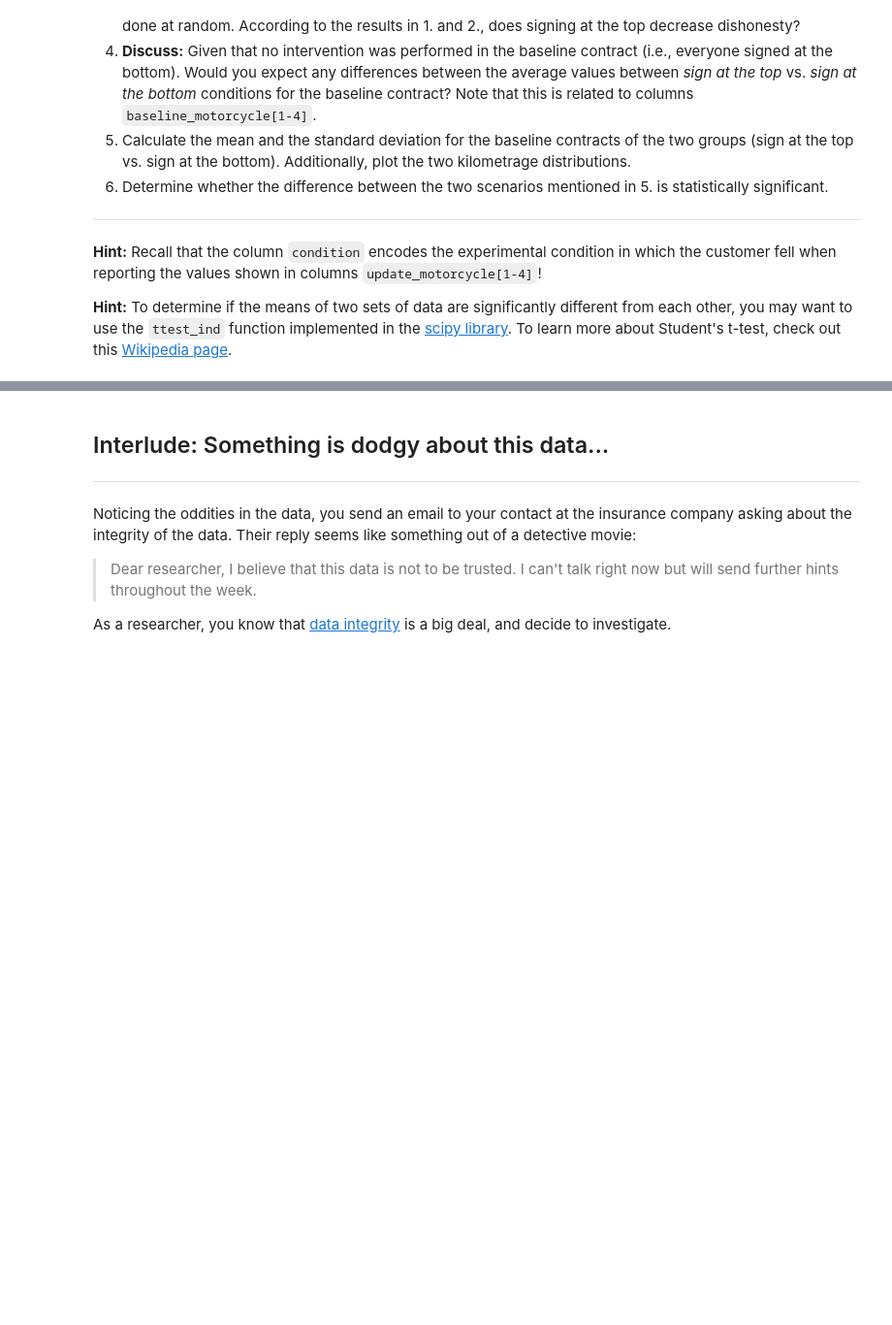
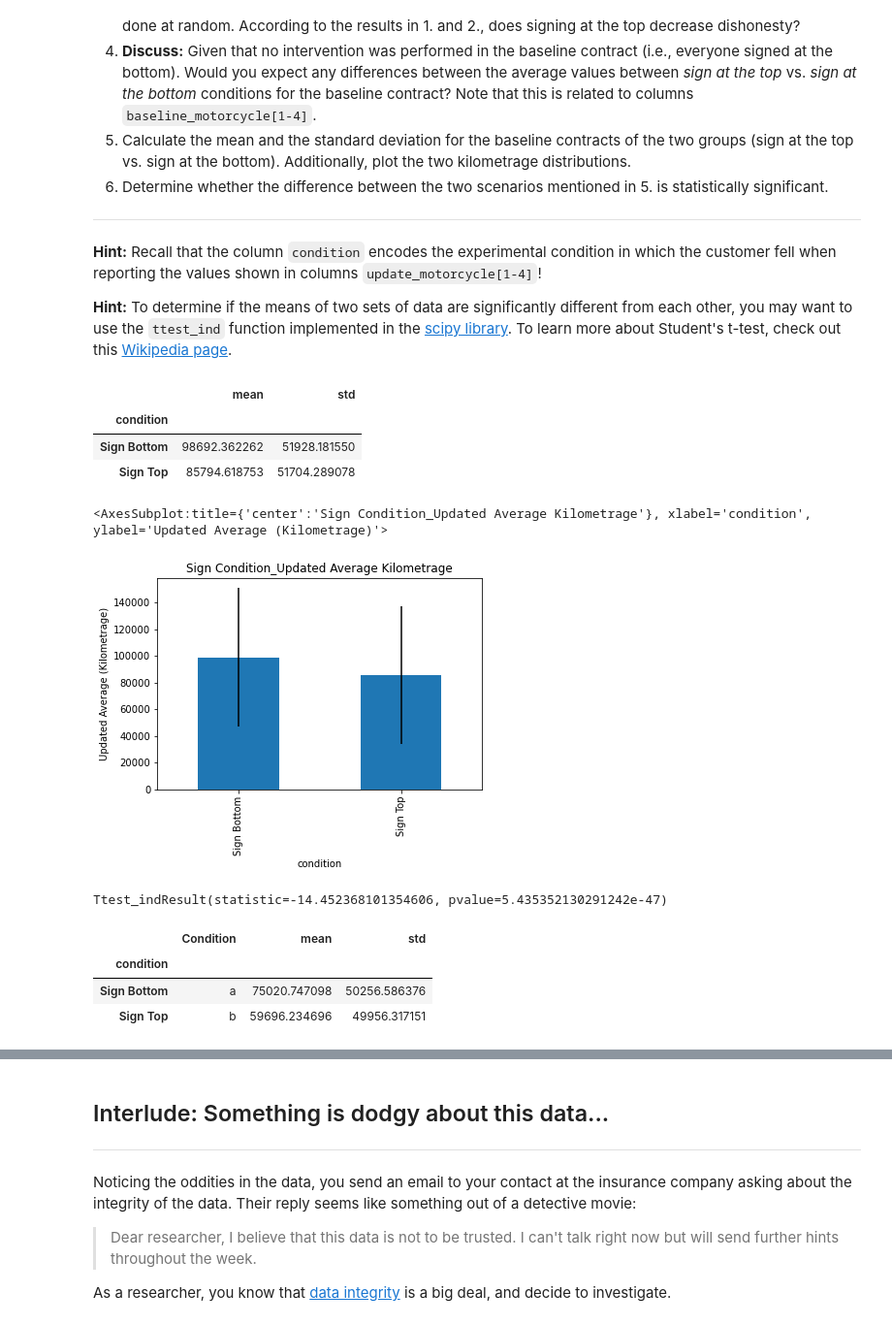
Before and after one commit to lancelotzomax/2021, a Jupyter notebook: Homework/01 - Pandas Data Wrangling and Data Viz/hw1.ipynb, the cells around one changed output, grey strips where cells are left out. Shown at 97% size. Drawn from its saved outputs; the diff is of its cells as text; code cells hidden in the pictures; blank space fills up the shorter version.

```diff
--- a/Homework/01 - Pandas Data Wrangling and Data Viz/hw1.ipynb
+++ b/Homework/01 - Pandas Data Wrangling and Data Viz/hw1.ipynb
@@ -555,3 +555,57 @@ reporting the values shown in columns `update_motorcycle[1-4]`!
  the `ttest_ind` function implemented in the
  [scipy library](https://docs.scipy.org/doc/scipy/reference/generated/scipy.stats.ttest_ind.html). To learn more about
  Student's t-test, check out this [Wikipedia page](https://en.wikipedia.org/wiki/Student%27s_t-test).
+# %%
+# Task 4.1
+
+# Mean and the standard deviation of the updated average kilometrage for two conditions
+update_average_mean = tsv_read_copy.groupby("condition")['update_average'].agg('mean')
+update_average_std = tsv_read_copy.groupby("condition")['update_average'].agg('std')
+
+update_average_mean_std = pd.DataFrame({       'mean':update_average_mean,
+                                        'std':update_average_std})
+update_average_mean_std
+# %% [output]
+|  | mean | std |
+| condition |  |  |
+| Sign Bottom | 98692.362262 | 51928.181550 |
+| Sign Top | 85794.618753 | 51704.289078 |
+# %%
+# Task 4.1
+
+# Distribution of updated average kilometrage
+sign_bottom = tsv_read_copy[['condition','update_average']].sort_values(ascending=[True], by=['condition'])
+sign_top = tsv_read_copy[['condition','update_average']].sort_values(ascending=[False], by=['condition'])
+sign_condition = pd.merge(sign_bottom, sign_top, how='outer')
+
+sign_condition.groupby("condition")['update_average'].agg('mean')
+
+update_average_mean_std.plot(kind = "bar", y = "mean", legend = False, title = "Sign Condition_Updated Average Kilometrage", yerr = "std", ylabel = 'Updated Average (Kilometrage)')
+# %% [output]
+<AxesSubplot:title={'center':'Sign Condition_Updated Average Kilometrage'}, xlabel='condition', ylabel='Updated Average (Kilometrage)'>
+[figure, added]
+# %%
+#Task 4.2
+
+bottom = tsv_read_copy[tsv_read_copy['condition'] == 'Sign Top']['update_average']
+top = tsv_read_copy[tsv_read_copy['condition'] == 'Sign Bottom']['update_average']
+
+stats.ttest_ind(bottom, top)
+# %% [output]
+Ttest_indResult(statistic=-14.452368101354606, pvalue=5.435352130291242e-47)
+# %%
+# Task 4.5
+
+# Mean and the standard deviation of the baseline average kilometrage for two conditions
+baseline_average_mean = tsv_read_copy.groupby("condition")['baseline_average'].agg('mean')
+baseline_average_std = tsv_read_copy.groupby("condition")['baseline_average'].agg('std')
+
+baseline_average_mean_std = pd.DataFrame({'Condition':['a', 'b'],
+                                        'mean':baseline_average_mean,
+                                        'std':baseline_average_std})
+baseline_average_mean_std
+# %% [output]
+|  | Condition | mean | std |
+| condition |  |  |  |
+| Sign Bottom | a | 75020.747098 | 50256.586376 |
+| Sign Top | b | 59696.234696 | 49956.317151 |
```
Also changed, not shown: parts of 11 cells of this notebook.
